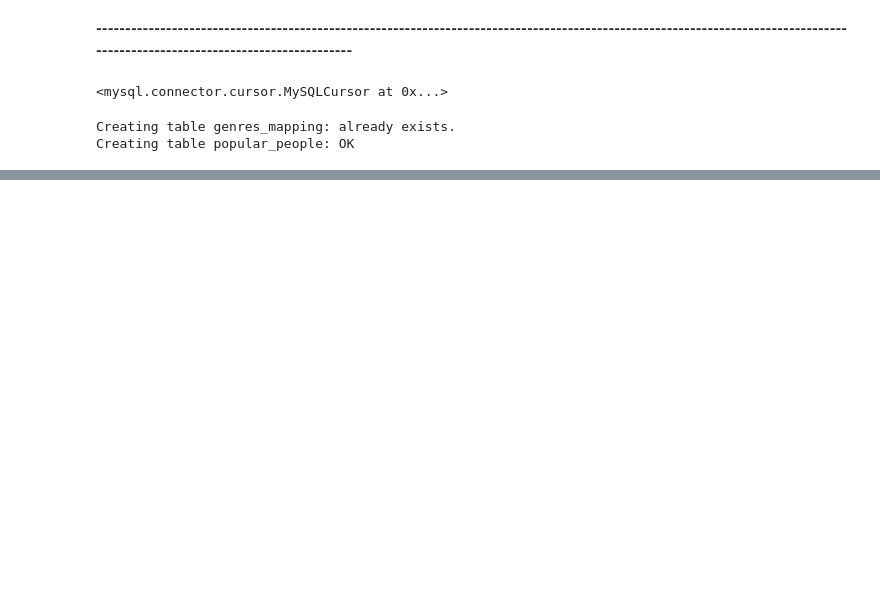
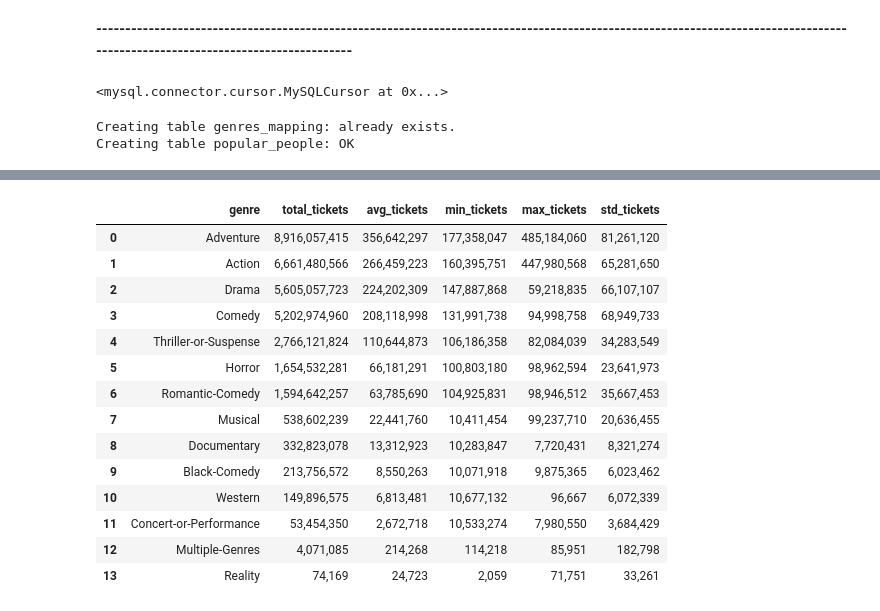
Before and after one commit to xxristoskk/microflix, a Jupyter notebook: getting-data-themovie-db.ipynb, the cells around one changed output, grey strips where cells are left out. Saved outputs shown, nothing was run; the diff lists cells and outputs as text; code cells hidden in the pictures; blank space fills up the shorter version.

```diff
--- a/getting-data-themovie-db.ipynb
+++ b/getting-data-themovie-db.ipynb
@@ -349,0 +416,25 @@ INSERT INTO popular_people (person_id, popularity, name, genre_id, title) VALUES
+# %%
+query_3 = """SELECT genre, FORMAT(ROUND(SUM(tickets_sold),2),0) total_tickets, FORMAT(ROUND(AVG(tickets_sold),2),0) avg_tickets,
+FORMAT(ROUND(MIN(tickets_sold),2),0) min_tickets, FORMAT(ROUND(MAX(tickets_sold),2),0) max_tickets,
+FORMAT(ROUND(STD(tickets_sold),2),0) std_tickets
+FROM microflix.genredata
+GROUP BY 1
+ORDER by SUM(tickets_sold) DESC"""
+
+run_queries(query_3,1)
+# %% [output]
+|  | genre | total_tickets | avg_tickets | min_tickets | max_tickets | std_tickets |
+| 0 | Adventure | 8,916,057,415 | 356,642,297 | 177,358,047 | 485,184,060 | 81,261,120 |
+| 1 | Action | 6,661,480,566 | 266,459,223 | 160,395,751 | 447,980,568 | 65,281,650 |
+| 2 | Drama | 5,605,057,723 | 224,202,309 | 147,887,868 | 59,218,835 | 66,107,107 |
+| 3 | Comedy | 5,202,974,960 | 208,118,998 | 131,991,738 | 94,998,758 | 68,949,733 |
+| 4 | Thriller-or-Suspense | 2,766,121,824 | 110,644,873 | 106,186,358 | 82,084,039 | 34,283,549 |
+| 5 | Horror | 1,654,532,281 | 66,181,291 | 100,803,180 | 98,962,594 | 23,641,973 |
+| 6 | Romantic-Comedy | 1,594,642,257 | 63,785,690 | 104,925,831 | 98,946,512 | 35,667,453 |
+| 7 | Musical | 538,602,239 | 22,441,760 | 10,411,454 | 99,237,710 | 20,636,455 |
+| 8 | Documentary | 332,823,078 | 13,312,923 | 10,283,847 | 7,720,431 | 8,321,274 |
+| 9 | Black-Comedy | 213,756,572 | 8,550,263 | 10,071,918 | 9,875,365 | 6,023,462 |
+| 10 | Western | 149,896,575 | 6,813,481 | 10,677,132 | 96,667 | 6,072,339 |
+| 11 | Concert-or-Performance | 53,454,350 | 2,672,718 | 10,533,274 | 7,980,550 | 3,684,429 |
+| 12 | Multiple-Genres | 4,071,085 | 214,268 | 114,218 | 85,951 | 182,798 |
+| 13 | Reality | 74,169 | 24,723 | 2,059 | 71,751 | 33,261 |
```
Also changed, not shown: parts of 30 cells of this notebook, 2 other files.
